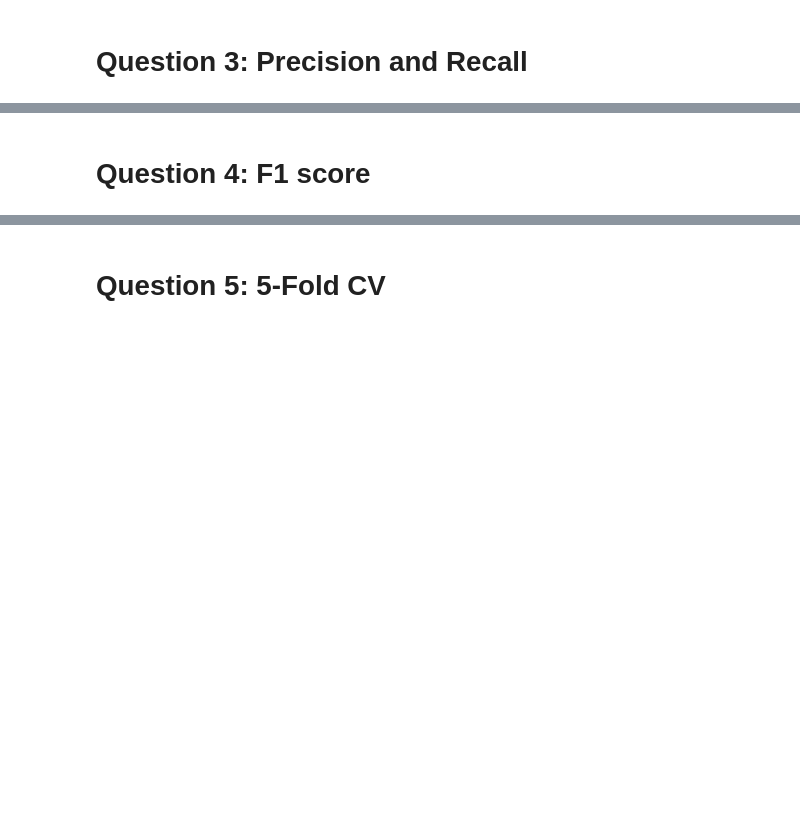
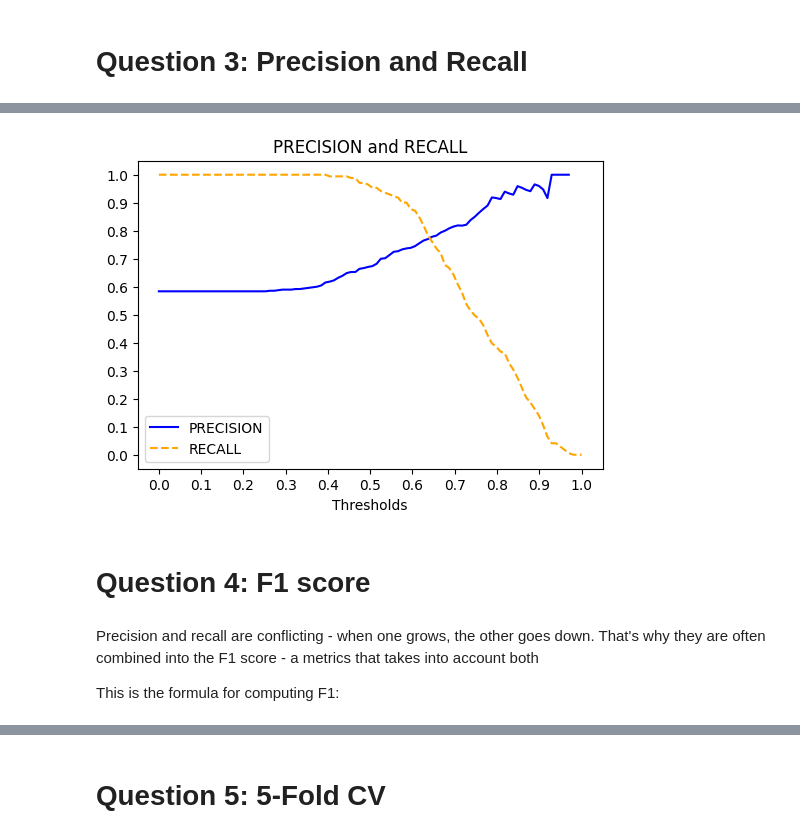
Before and after one commit to hanaahammad/HH_ML_ZOOMCAMP, a Jupyter notebook: 04_Metrics/04_HW.ipynb, the cells around one changed output, grey strips where cells are left out. Saved outputs shown, nothing was run; the diff lists cells and outputs as text; code cells hidden in the pictures; blank space fills up the shorter version.

```diff
--- a/04_Metrics/04_HW.ipynb
+++ b/04_Metrics/04_HW.ipynb
@@ -361,0 +405,4 @@ plt.show()
+# %%
+model =LogisticRegression(solver='liblinear', C=1.0, max_iter=1000)
+#  LogisticRegression(solver='liblinear', random_state=1)
+model.fit(X_train, y_train)
@@ -361,0 +411,4 @@ plt.show()
+# %%
+val_dict = df_val[categorical + numerical].to_dict(orient='records')
+X_val = dv.transform(val_dict)
+y_pred = model.predict_proba(X_val)[:, 1]
@@ -363,0 +463,14 @@ plt.show()
+# %%
+scores = []
+
+thresholds = np.linspace(0, 1, 100)
+
+for t in thresholds: #B
+    tp = ((y_pred >= t) & (y_val == 1)).sum()
+    fp = ((y_pred >= t) & (y_val == 0)).sum()
+    fn = ((y_pred < t) & (y_val == 1)).sum()
+    tn = ((y_pred < t) & (y_val == 0)).sum()
+    scores.append((t, tp, fp, fn, tn))
+
+df_scores = pd.DataFrame(scores)
+df_scores.columns = ['threshold', 'tp', 'fp', 'fn', 'tn']
@@ -363,0 +479,3 @@ plt.show()
+# %%
+df_scores['precision'] = df_scores.tp / (df_scores.tp + df_scores.fp)
+df_scores['recall'] = df_scores.tp / (df_scores.tp + df_scores.fn)
@@ -364,2 +496,24 @@ plt.show()
+# %%
+plt.figure(figsize=(6, 4))
+
+plt.plot(df_scores.threshold, df_scores.precision, color='blue', linestyle='solid', label='PRECISION')
+plt.plot(df_scores.threshold, df_scores.recall, color='orange', linestyle='dashed', label='RECALL')
+plt.legend()
+
+plt.xticks(np.linspace(0, 1, 11))
+plt.yticks(np.linspace(0, 1, 11))
+
+plt.xlabel('Thresholds')
+plt.title('PRECISION and RECALL')
+
+# plt.savefig('04_fpr_tpr_plot.svg')
+
+plt.show()
+# %% [output]
+[figure, added]
 # %% [markdown]
 # Question 4: F1 score
+# %% [markdown]
+Precision and recall are conflicting - when one grows, the other goes down. That's why they are often combined into the F1 score - a metrics that takes into account both
+
+This is the formula for computing F1:
```
Also changed, not shown: parts of 36 cells of this notebook.
